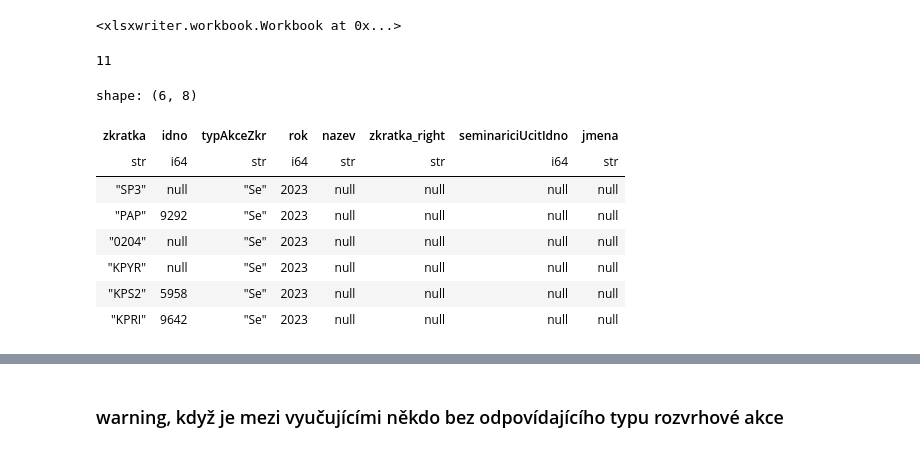
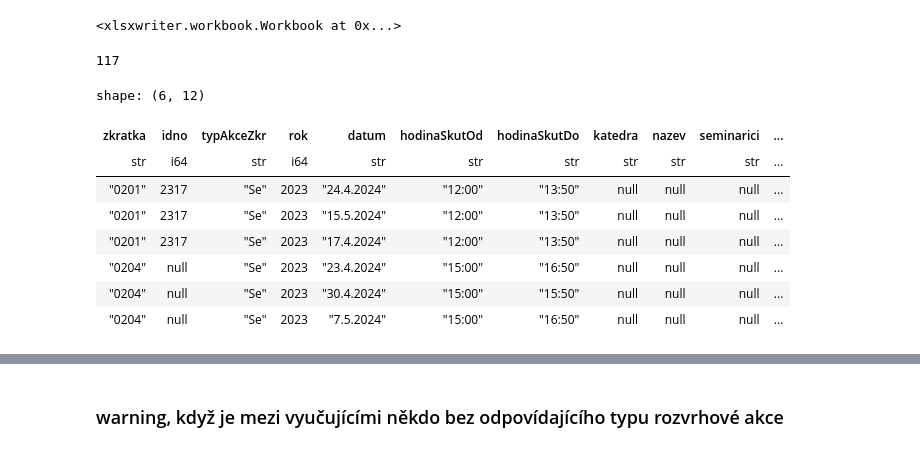
Before and after one commit to MFVS/kontrola-rozvrhu-extended, a Jupyter notebook: stag_bombator1.1.b1.ipynb, the cells around one changed output, grey strips where cells are left out. Cells and saved outputs as stored; diff of their text form; code cells hidden in the pictures.

```diff
--- a/stag_bombator1.1.b1.ipynb
+++ b/stag_bombator1.1.b1.ipynb
@@ -3,7 +3,6 @@ import polars as pl
 from pprint import pprint
 # %%
 def fix_str_to_int(data:pl.DataFrame, fix_list:list, type:any=pl.Int64):
-    conversion_dict = {column:pl.Int64 for column in fix_list}
     data = data.with_columns(pl.col(fix_list).str.split(","))
     data = data.with_columns(pl.col(fix_list).list.eval(pl.element().str.strip()))
     data = data.with_columns(pl.col(fix_list).list.eval(pl.element().cast(pl.Int64, strict=False)))
@@ -25,10 +24,10 @@ def replace(df, new_position, col_name):
     neworder.insert(new_position,col_name)
     return neworder
 # %%
-rozvrh_by_kat = pl.read_csv("source_tables/getRozvrhByKatedra-2023-03-15-17-47.csv").drop("semestr").unique().rename({"predmet" : "zkratka"})
+rozvrh_by_kat = pl.read_csv("source_tables/rozvrh_katedry.csv").drop("semestr").unique().rename({"predmet" : "zkratka"})
 rozvrh_by_kat = fix_str_to_int(rozvrh_by_kat, ["ucitIdno.ucitel", "vsichniUciteleUcitIdno"])
 #print(rozvrh_by_kat.head())
-predmety_by_kat = pl.read_csv("source_tables/getPredmetyByKatedraFullInfo-2023-03-15-17-40.csv").drop("semestr").unique().drop(["pocetStudentu", "aSkut", "bSkut", "cSkut"])
+predmety_by_kat = pl.read_csv("source_tables/predmety_katedry.csv").drop("semestr").unique().drop(["pocetStudentu", "aSkut", "bSkut", "cSkut"])
 predmety_by_kat = fix_str_to_int(predmety_by_kat, ["garantiUcitIdno", "prednasejiciUcitIdno", "cviciciUcitIdno", "seminariciUcitIdno", "hodZaSemKombForma"])
 predmety_by_kat.head(10)
 #predmety_by_kat = pl.read_excel("source_tables/getPredmetyByKatedraFullInfo-2023-03-15-17-40.xlsx", sheet_id=1, engine="openpyxl").drop("semestr").unique().drop(["pocetStudentu", "aSkut", "bSkut", "cSkut"])
@@ -274,5 +273,5 @@ shape: (5, 54)
 # %%
-maly_rozvrh = rozvrh_by_kat.select(["zkratka", "vsichniUciteleUcitIdno", "typAkceZkr", "rok"])
+maly_rozvrh = rozvrh_by_kat.select(["zkratka", "vsichniUciteleUcitIdno", "typAkceZkr", "rok", "datum", "hodinaSkutOd", "hodinaSkutDo"])
 maly_rozvrh = maly_rozvrh.with_columns(pl.col("vsichniUciteleUcitIdno")).explode("vsichniUciteleUcitIdno").rename({"vsichniUciteleUcitIdno": "idno"})
 maly_rozvrh.head()
 # %% [output]
@@ -301,0 +301,3 @@ shape: (5, 69)
+# %%
+ciselnik_ucitelu = pl.read_csv("source_tables/ciselnik_ucitelu.csv").select("nazev", "key").rename({"nazev":"jmena", "key":"idno"})
+ciselnik_ucitelu.head()
@@ -396,20 +422,23 @@ seminarici_bez_seminare.select("nazev", "zkratka", "seminariciUcitIdno").sort("s
 <xlsxwriter.workbook.Workbook at 0x...>
 # %%
 male_seminare = maly_rozvrh.filter(pl.col("typAkceZkr") == "Se")
-joined_seminare = male_seminare.join(filtrovani_seminarici, "idno", "left")
-seminare_bez_seminaricich = joined_seminare.filter(pl.col("jmena").is_null()).unique()
+joined_seminare = male_seminare.join(male_predmety.select("zkratka", "katedra", "nazev", "seminarici", "seminariciUcitIdno"), "zkratka", "left").unique()
+seminare_bez_seminaricich = joined_seminare.filter(pl.col("idno").is_in(pl.col("seminariciUcitIdno")).not_()).unique()
+
+seminare_bez_seminaricich = seminare_bez_seminaricich.join(ciselnik_ucitelu, "idno", "left").with_columns(pl.col("seminariciUcitIdno").cast(pl.List(pl.Utf8)).list.join(", ")).sort("zkratka")
+
 seminare_bez_seminaricich.write_csv("results_testing/seminare_bez_seminaricich.csv")
 seminare_bez_seminaricich.write_excel("results/seminare_bez_seminaricich.xlsx")
 print(seminare_bez_seminaricich.__len__())
 seminare_bez_seminaricich.head(6)
 # %% [output]
-11
+117
-shape: (6, 8)
+shape: (6, 12)
-| zkratka | idno | typAkceZkr | rok | nazev | zkratka_right | seminariciUcitIdno | jmena |
-| str | i64 | str | i64 | str | str | i64 | str |
-| "SP3" | null | "Se" | 2023 | null | null | null | null |
-| "PAP" | 9292 | "Se" | 2023 | null | null | null | null |
-| "0204" | null | "Se" | 2023 | null | null | null | null |
-| "KPYR" | null | "Se" | 2023 | null | null | null | null |
-| "KPS2" | 5958 | "Se" | 2023 | null | null | null | null |
-| "KPRI" | 9642 | "Se" | 2023 | null | null | null | null |
+| zkratka | idno | typAkceZkr | rok | datum | hodinaSkutOd | hodinaSkutDo | katedra | nazev | seminarici | ... |
+| str | i64 | str | i64 | str | str | str | str | str | str | ... |
+| "0201" | 2317 | "Se" | 2023 | "24.4.2024" | "12:00" | "13:50" | null | null | null | ... |
+| "0201" | 2317 | "Se" | 2023 | "15.5.2024" | "12:00" | "13:50" | null | null | null | ... |
+| "0201" | 2317 | "Se" | 2023 | "17.4.2024" | "12:00" | "13:50" | null | null | null | ... |
+| "0204" | null | "Se" | 2023 | "23.4.2024" | "15:00" | "16:50" | null | null | null | ... |
+| "0204" | null | "Se" | 2023 | "30.4.2024" | "15:00" | "15:50" | null | null | null | ... |
+| "0204" | null | "Se" | 2023 | "7.5.2024" | "15:00" | "16:50" | null | null | null | ... |
```
Also changed, not shown: parts of 18 cells of this notebook, 22 other files.
